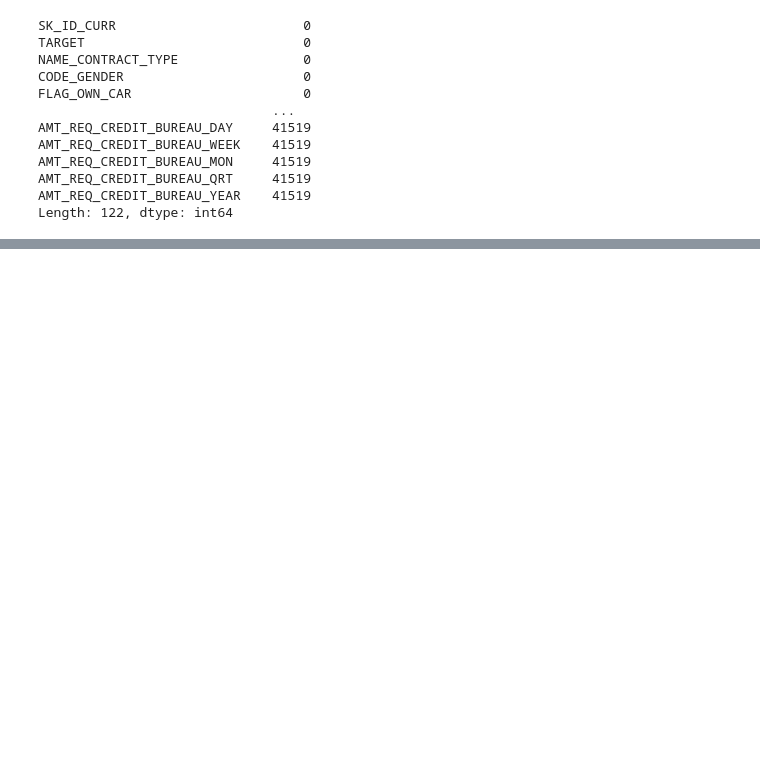
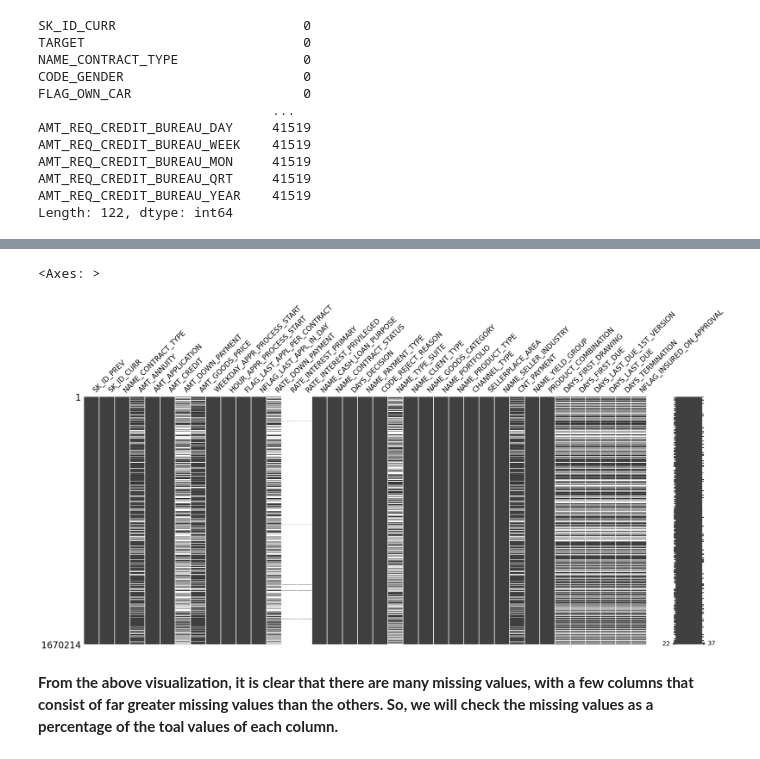
Before and after one commit to Srujana-Gottumukkala/Data-Analysis-Projects-Python, a Jupyter notebook: 6. Credit Risk Assessment.ipynb, the cells around one changed output, grey strips where cells are left out. Drawn from its saved outputs; the diff is of its cells as text; code cells hidden in the pictures; blank space fills up the shorter version.

```diff
--- a/6. Credit Risk Assessment.ipynb
+++ b/6. Credit Risk Assessment.ipynb
@@ -164,0 +192,8 @@ Length: 122, dtype: int64
+# %%
+import missingno as mn
+mn.matrix(past_applications)
+# %% [output]
+<Axes: >
+[figure, added]
+# %% [markdown]
+**From the above visualization, it is clear that there are many missing values, with a few columns that consist of far greater missing values than the others. So, we will check the missing values as a percentage of the toal values of each column.**
```
Also changed, not shown: parts of 7 cells of this notebook.
